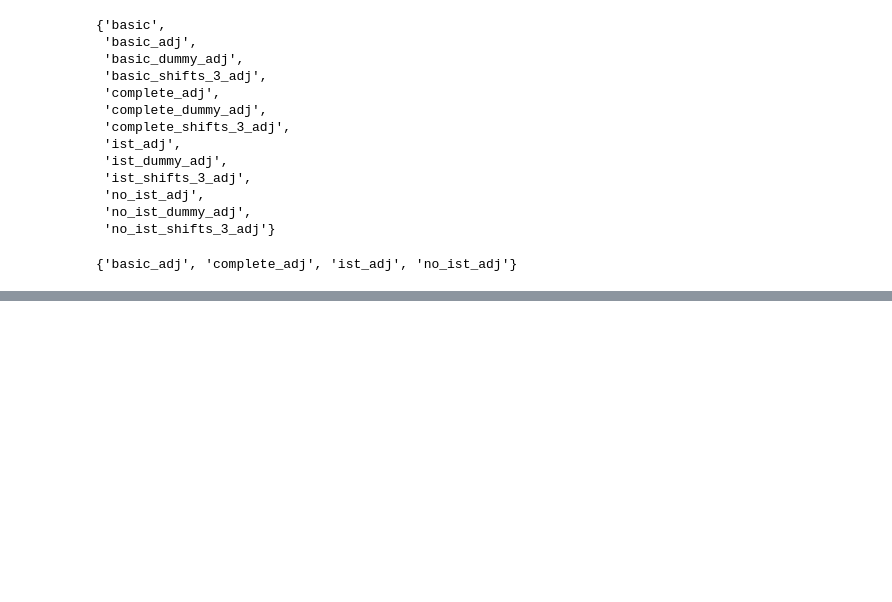
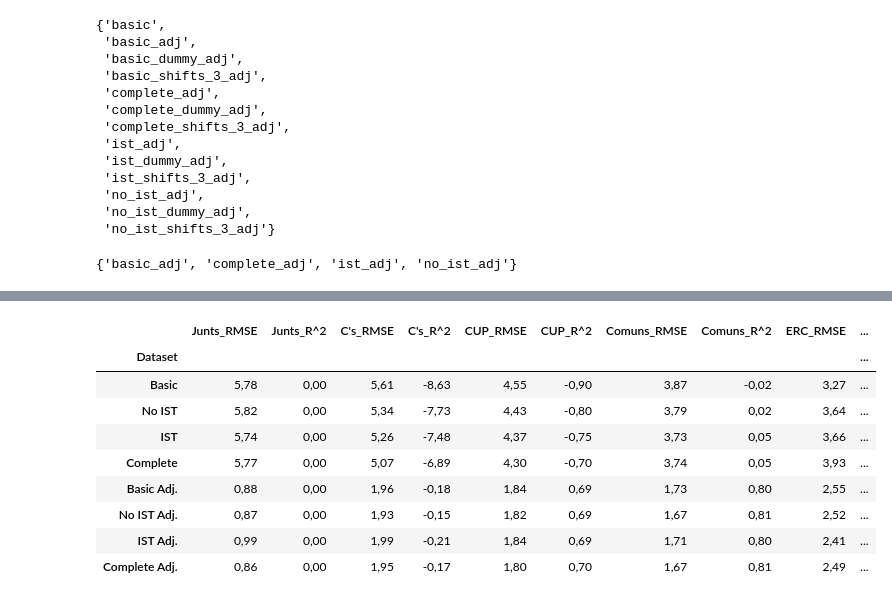
Before and after one commit to guillempla/catalan-elections-forecasting, a Jupyter notebook: src/study_data/study-results.ipynb, the cells around one changed output, grey strips where cells are left out. Saved outputs shown, nothing was run; the diff lists cells and outputs as text; code cells hidden in the pictures; blank space fills up the shorter version.

```diff
--- a/src/study_data/study-results.ipynb
+++ b/src/study_data/study-results.ipynb
@@ -906,0 +1011,18 @@ best_of_best_datasets
+# %%
+xgboost_single_output_filtered_df = xgboost_single_output_df[
+    ~xgboost_single_output_df["dummy"] & ~xgboost_single_output_df["shifts"]
+]
+xgboost_single_output_summary_df = summary_dataframe(xgboost_single_output_filtered_df)
+# xgboost_single_output_summary_df = highlight_max_min(xgboost_single_output_summary_df)
+xgboost_single_output_summary_df
+# %% [output]
+|  | Junts_RMSE | Junts_R^2 | C's_RMSE | C's_R^2 | CUP_RMSE | CUP_R^2 | Comuns_RMSE | Comuns_R^2 | ERC_RMSE | ... |
+| Dataset |  |  |  |  |  |  |  |  |  | ... |
+| Basic | 5,78 | 0,00 | 5,61 | -8,63 | 4,55 | -0,90 | 3,87 | -0,02 | 3,27 | ... |
+| No IST | 5,82 | 0,00 | 5,34 | -7,73 | 4,43 | -0,80 | 3,79 | 0,02 | 3,64 | ... |
+| IST | 5,74 | 0,00 | 5,26 | -7,48 | 4,37 | -0,75 | 3,73 | 0,05 | 3,66 | ... |
+| Complete | 5,77 | 0,00 | 5,07 | -6,89 | 4,30 | -0,70 | 3,74 | 0,05 | 3,93 | ... |
+| Basic Adj. | 0,88 | 0,00 | 1,96 | -0,18 | 1,84 | 0,69 | 1,73 | 0,80 | 2,55 | ... |
+| No IST Adj. | 0,87 | 0,00 | 1,93 | -0,15 | 1,82 | 0,69 | 1,67 | 0,81 | 2,52 | ... |
+| IST Adj. | 0,99 | 0,00 | 1,99 | -0,21 | 1,84 | 0,69 | 1,71 | 0,80 | 2,41 | ... |
+| Complete Adj. | 0,86 | 0,00 | 1,95 | -0,17 | 1,80 | 0,70 | 1,67 | 0,81 | 2,49 | ... |
```
Also changed, not shown: parts of 7 cells of this notebook.
